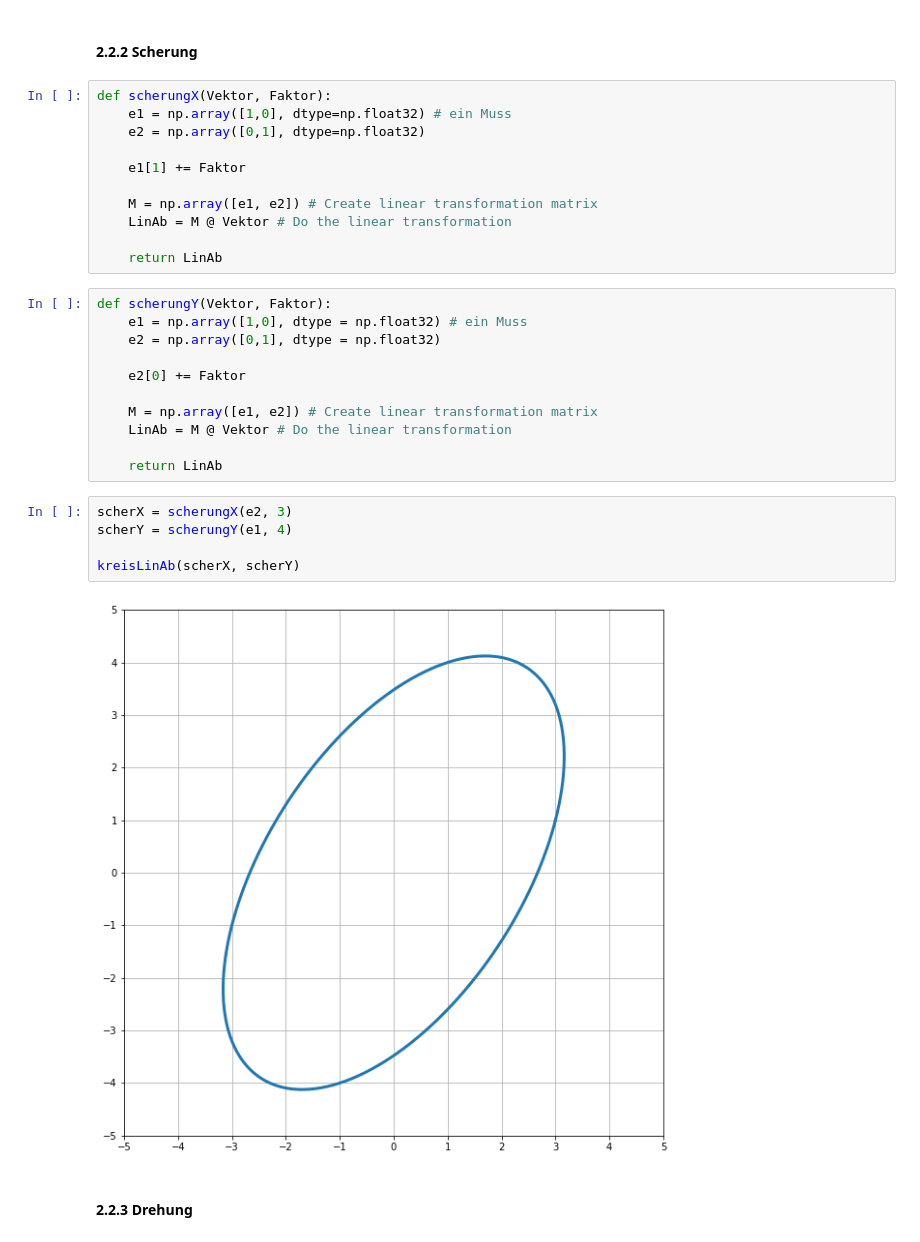
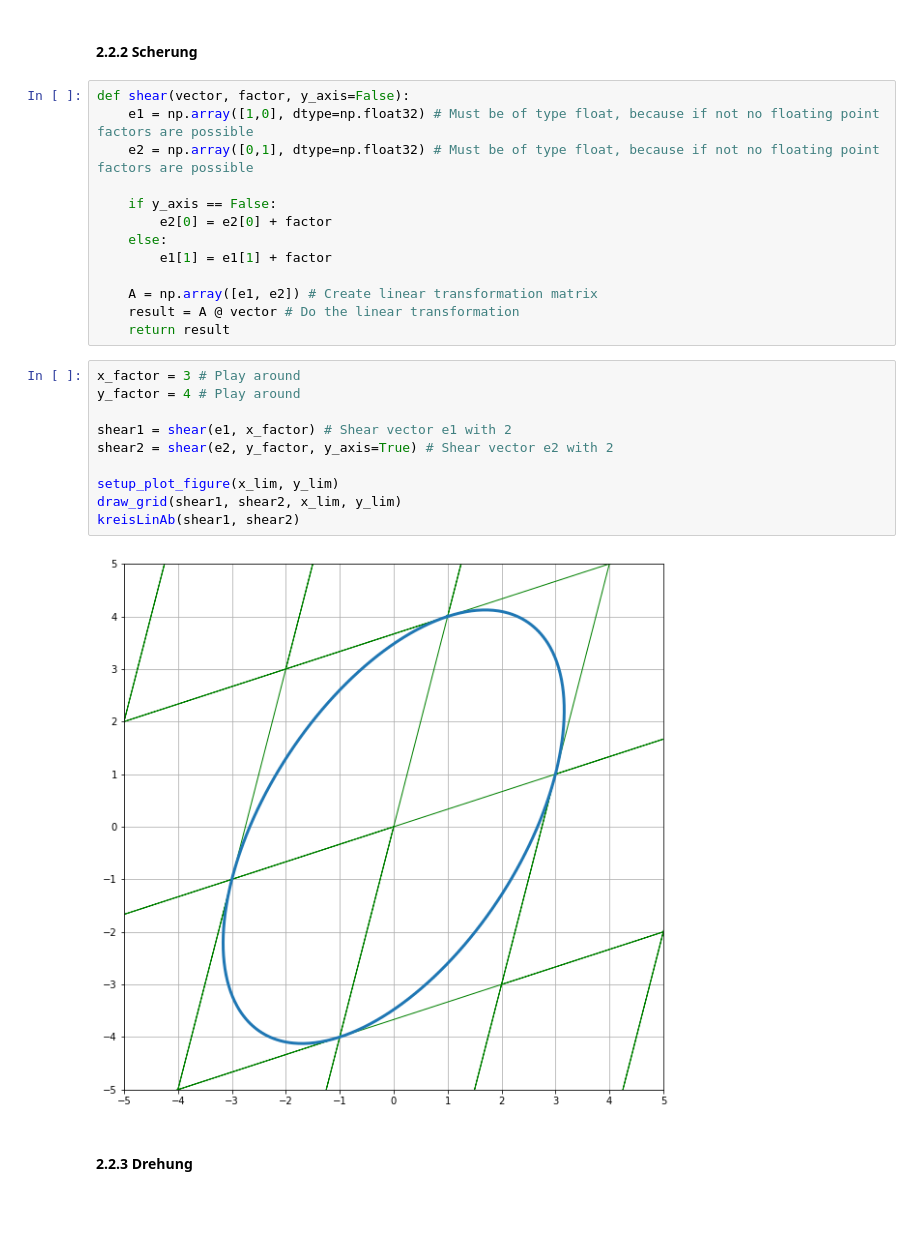
Before and after one commit to greatmerlin/SA_Lineare_Transformationen, a Jupyter notebook: Lineare_Transformationen.ipynb, the cells around one changed output. Drawn from its saved outputs; the diff is of its cells as text; blank space fills up the shorter version.

```diff
--- a/Lineare_Transformationen.ipynb
+++ b/Lineare_Transformationen.ipynb
@@ -271,34 +345,30 @@ kreisLinAb(skX, skY)
 # %% [markdown]
 #### 2.2.2 Scherung
 # %%
-def scherungX(Vektor, Faktor):
-    e1 = np.array([1,0], dtype=np.float32) # ein Muss
-    e2 = np.array([0,1], dtype=np.float32)
+def shear(vector, factor, y_axis=False):
+    e1 = np.array([1,0], dtype=np.float32) # Must be of type float, because if not no floating point factors are possible
+    e2 = np.array([0,1], dtype=np.float32) # Must be of type float, because if not no floating point factors are possible
 
-    e1[1] += Faktor
+    if y_axis == False:
+        e2[0] = e2[0] + factor
+    else:
+        e1[1] = e1[1] + factor
 
-    M = np.array([e1, e2]) # Create linear transformation matrix
-    LinAb = M @ Vektor # Do the linear transformation
-
-    return LinAb
+    A = np.array([e1, e2]) # Create linear transformation matrix
+    result = A @ vector # Do the linear transformation
+    return result
-# %%
-def scherungY(Vektor, Faktor):
-    e1 = np.array([1,0], dtype = np.float32) # ein Muss
-    e2 = np.array([0,1], dtype = np.float32)
-
-    e2[0] += Faktor
-
-    M = np.array([e1, e2]) # Create linear transformation matrix
-    LinAb = M @ Vektor # Do the linear transformation
-
-    return LinAb
-# %%
-scherX = scherungX(e2, 3)
-scherY = scherungY(e1, 4)
-
-kreisLinAb(scherX, scherY)
-# %% [output]
-[figure, removed]
+# %%
+x_factor = 3 # Play around
+y_factor = 4 # Play around
+
+shear1 = shear(e1, x_factor) # Shear vector e1 with 2
+shear2 = shear(e2, y_factor, y_axis=True) # Shear vector e2 with 2
+
+setup_plot_figure(x_lim, y_lim)
+draw_grid(shear1, shear2, x_lim, y_lim)
+kreisLinAb(shear1, shear2)
+# %% [output]
+[figure, added]
 # %% [markdown]
 #### 2.2.3 Drehung
 # %% [markdown]
```
Also changed, not shown: parts of 23 cells of this notebook.
